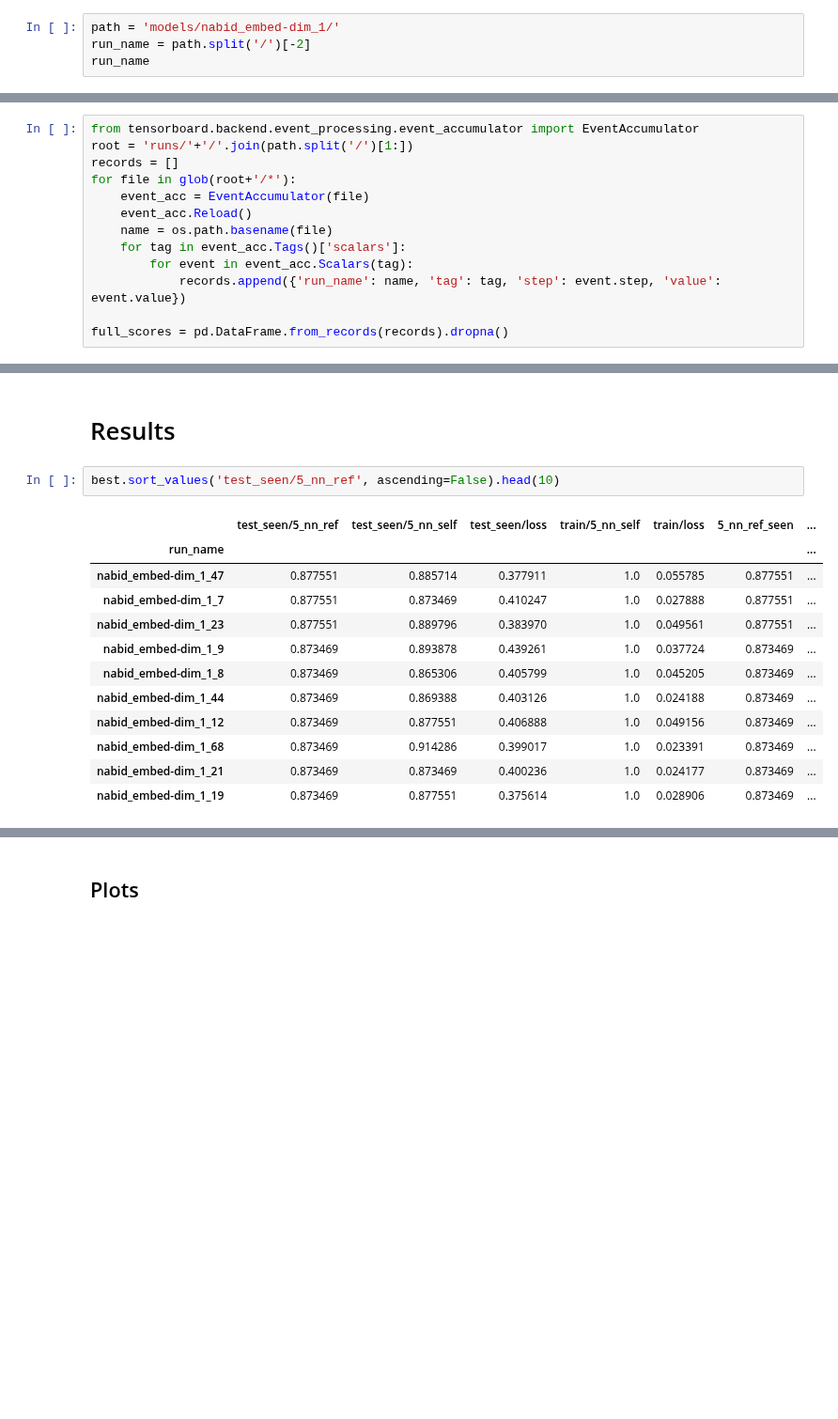
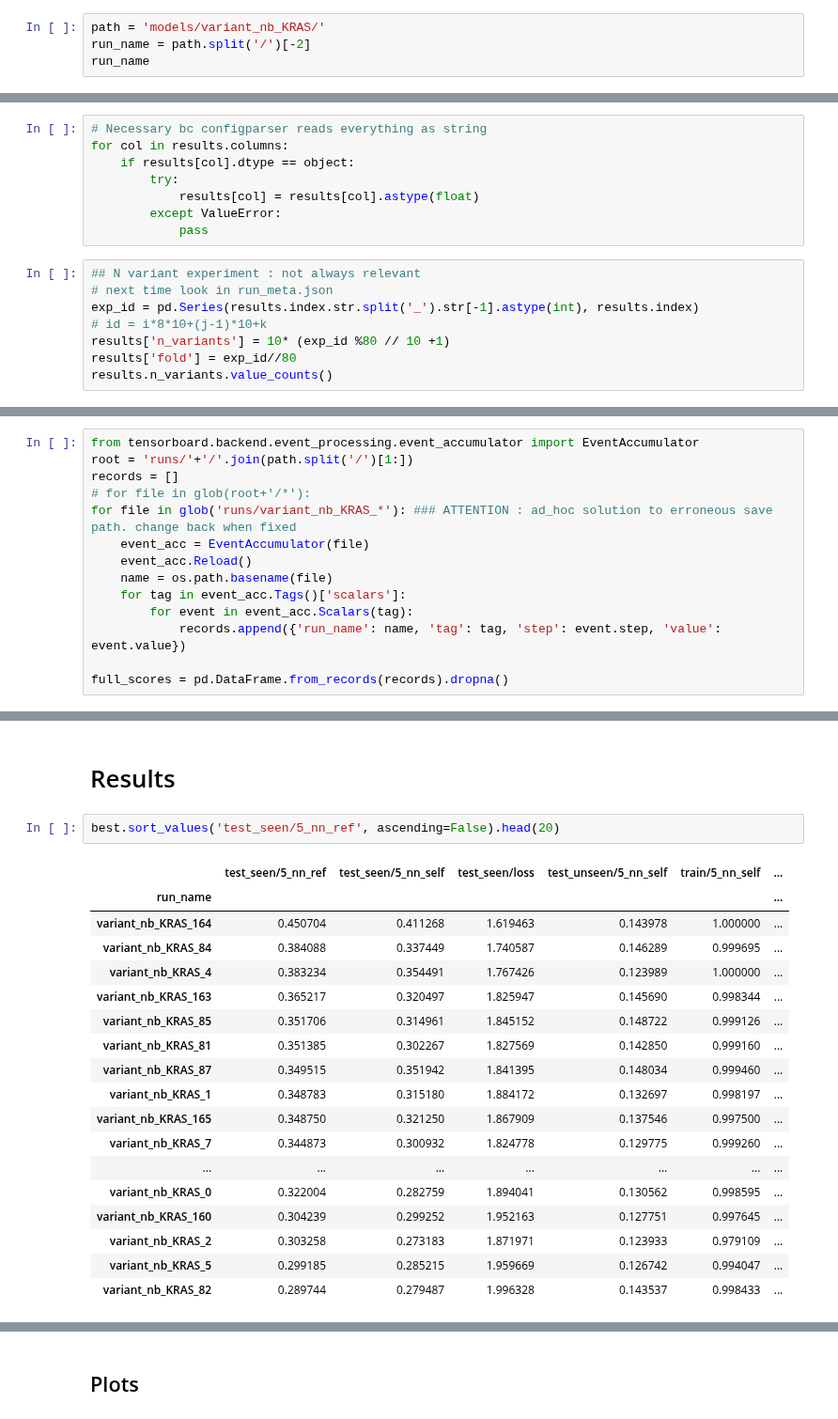
Before and after one commit to Lucas-Gui/sc_contrast, a Jupyter notebook: hyperparam_results.ipynb, the cells around one changed output, grey strips where cells are left out. Shown at 94% size. Cells and saved outputs as stored; diff of their text form; blank space fills up the shorter version.

```diff
--- a/hyperparam_results.ipynb
+++ b/hyperparam_results.ipynb
@@ -23,5 +24,5 @@ models/nabid_embed-dim, models/nabid_embed-dim_1, models/TP53_all_single, models
 # %%
-path = 'models/nabid_embed-dim_1/'
+path = 'models/variant_nb_KRAS/'
 run_name = path.split('/')[-2]
 run_name
 # %% [output]
@@ -49,0 +72,16 @@ results = results.set_index('run_name').dropna(subset=['5_nn_ref_seen'])
+# %%
+# Necessary bc configparser reads everything as string
+for col in results.columns:
+    if results[col].dtype == object:
+        try:
+            results[col] = results[col].astype(float)
+        except ValueError:
+            pass
+# %%
+## N variant experiment : not always relevant
+# next time look in run_meta.json
+exp_id = pd.Series(results.index.str.split('_').str[-1].astype(int), results.index)
+# id = i*8*10+(j-1)*10+k
+results['n_variants'] = 10* (exp_id %80 // 10 +1)
+results['fold'] = exp_id//80
+results.n_variants.value_counts()
@@ -54,7 +103,8 @@ results['hid_dim'] = results['shape'].apply(lambda x : x[0])
 from tensorboard.backend.event_processing.event_accumulator import EventAccumulator
 root = 'runs/'+'/'.join(path.split('/')[1:])
 records = []
-for file in glob(root+'/*'):
+# for file in glob(root+'/*'):
+for file in glob('runs/variant_nb_KRAS_*'): ### ATTENTION : ad_hoc solution to erroneous save path. change back when fixed
     event_acc = EventAccumulator(file)
     event_acc.Reload()
     name = os.path.basename(file)
@@ -89,17 +139,23 @@ best = best.merge(results, left_index=True, right_index=True)
 # %% [markdown]
 # Results
 # %%
-best.sort_values('test_seen/5_nn_ref', ascending=False).head(10)
+best.sort_values('test_seen/5_nn_ref', ascending=False).head(20)
 # %% [output]
-|  | test_seen/5_nn_ref | test_seen/5_nn_self | test_seen/loss | train/5_nn_self | train/loss | 5_nn_ref_seen | ... |
-| run_name |  |  |  |  |  |  | ... |
-| nabid_embed-dim_1_47 | 0.877551 | 0.885714 | 0.377911 | 1.0 | 0.055785 | 0.877551 | ... |
-| nabid_embed-dim_1_7 | 0.877551 | 0.873469 | 0.410247 | 1.0 | 0.027888 | 0.877551 | ... |
-| nabid_embed-dim_1_23 | 0.877551 | 0.889796 | 0.383970 | 1.0 | 0.049561 | 0.877551 | ... |
-| nabid_embed-dim_1_9 | 0.873469 | 0.893878 | 0.439261 | 1.0 | 0.037724 | 0.873469 | ... |
-| nabid_embed-dim_1_8 | 0.873469 | 0.865306 | 0.405799 | 1.0 | 0.045205 | 0.873469 | ... |
-| nabid_embed-dim_1_44 | 0.873469 | 0.869388 | 0.403126 | 1.0 | 0.024188 | 0.873469 | ... |
-| nabid_embed-dim_1_12 | 0.873469 | 0.877551 | 0.406888 | 1.0 | 0.049156 | 0.873469 | ... |
-| nabid_embed-dim_1_68 | 0.873469 | 0.914286 | 0.399017 | 1.0 | 0.023391 | 0.873469 | ... |
-| nabid_embed-dim_1_21 | 0.873469 | 0.873469 | 0.400236 | 1.0 | 0.024177 | 0.873469 | ... |
-| nabid_embed-dim_1_19 | 0.873469 | 0.877551 | 0.375614 | 1.0 | 0.028906 | 0.873469 | ... |
+|  | test_seen/5_nn_ref | test_seen/5_nn_self | test_seen/loss | test_unseen/5_nn_self | train/5_nn_self | ... |
+| run_name |  |  |  |  |  | ... |
+| variant_nb_KRAS_164 | 0.450704 | 0.411268 | 1.619463 | 0.143978 | 1.000000 | ... |
+| variant_nb_KRAS_84 | 0.384088 | 0.337449 | 1.740587 | 0.146289 | 0.999695 | ... |
+| variant_nb_KRAS_4 | 0.383234 | 0.354491 | 1.767426 | 0.123989 | 1.000000 | ... |
+| variant_nb_KRAS_163 | 0.365217 | 0.320497 | 1.825947 | 0.145690 | 0.998344 | ... |
+| variant_nb_KRAS_85 | 0.351706 | 0.314961 | 1.845152 | 0.148722 | 0.999126 | ... |
+| variant_nb_KRAS_81 | 0.351385 | 0.302267 | 1.827569 | 0.142850 | 0.999160 | ... |
+| variant_nb_KRAS_87 | 0.349515 | 0.351942 | 1.841395 | 0.148034 | 0.999460 | ... |
+| variant_nb_KRAS_1 | 0.348783 | 0.315180 | 1.884172 | 0.132697 | 0.998197 | ... |
+| variant_nb_KRAS_165 | 0.348750 | 0.321250 | 1.867909 | 0.137546 | 0.997500 | ... |
+| variant_nb_KRAS_7 | 0.344873 | 0.300932 | 1.824778 | 0.129775 | 0.999260 | ... |
+| ... | ... | ... | ... | ... | ... | ... |
+| variant_nb_KRAS_0 | 0.322004 | 0.282759 | 1.894041 | 0.130562 | 0.998595 | ... |
+| variant_nb_KRAS_160 | 0.304239 | 0.299252 | 1.952163 | 0.127751 | 0.997645 | ... |
+| variant_nb_KRAS_2 | 0.303258 | 0.273183 | 1.871971 | 0.123933 | 0.979109 | ... |
+| variant_nb_KRAS_5 | 0.299185 | 0.285215 | 1.959669 | 0.126742 | 0.994047 | ... |
+| variant_nb_KRAS_82 | 0.289744 | 0.279487 | 1.996328 | 0.143537 | 0.998433 | ... |
```
Also changed, not shown: parts of 13 cells of this notebook.
